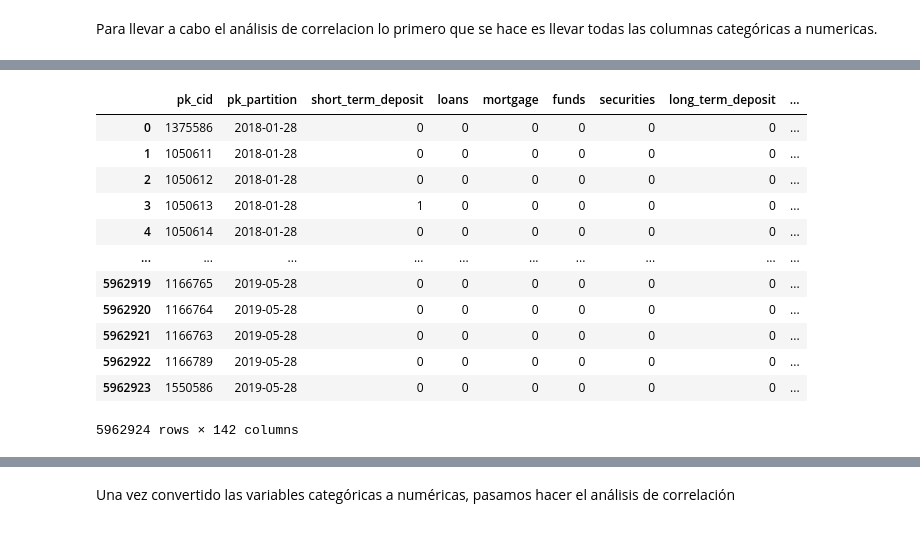
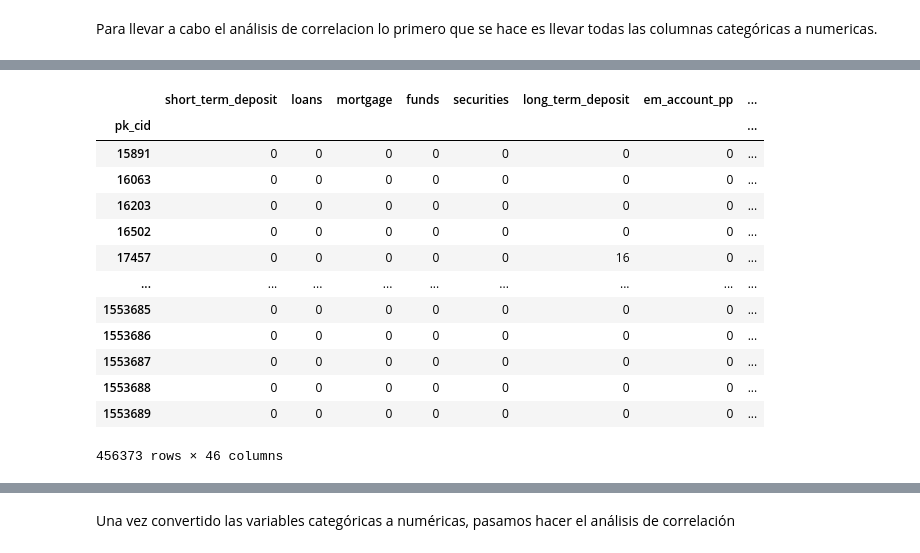
Before and after one commit to jascicz/easy_money_Project, a Jupyter notebook: Tarea_2_Segmentación/Segmentación.ipynb, the cells around one changed output, grey strips where cells are left out. Cells and saved outputs as stored; diff of their text form; code cells hidden in the pictures.

```diff
--- a/Tarea_2_Segmentación/Segmentación.ipynb
+++ b/Tarea_2_Segmentación/Segmentación.ipynb
@@ -144,0 +223,10 @@ Esta estrategia te permitirá aprovechar al máximo los datos disponibles, crean
+# %%
+df_full_clean["deceased"].value_counts()
+
+# eliminar la columna entry_date que tampoco aporta información
+df_full_clean.drop(columns=['entry_date'], inplace=True)
+
+df_full_clean['country_id'] = np.where( df_full_clean['country_id'] == 'ES', 1, 0)
+df_full_clean.groupby('pk_cid')['country_id'].last().value_counts()
+
+df_full_clean["em_account_pp"].value_counts()
@@ -144,0 +241,5 @@ Esta estrategia te permitirá aprovechar al máximo los datos disponibles, crean
+# %%
+clean_variable = [	"gender",	"age",	"salary",	"grupo_edad",	"entry_channel",	"active_customer",
+                  "segment",	"categoria_antiguedad"]
+df_clean_variables = df_full_clean.groupby('pk_cid')[clean_variable].last()
+df_clean_variables
@@ -144,0 +263,14 @@ Esta estrategia te permitirá aprovechar al máximo los datos disponibles, crean
+# %%
+# inicializamos el dataframe de clustering con el dataframe de productos_usos
+df_clustering = df_productos_usos.copy()
+
+# Uniendo el dataframe de df_clustering con el dataframe de cant_prod_contratados
+df_clustering = df_clustering.join(df_cant_prod_contratados)
+
+# Uniendo el dataframe de df_clustering con el dataframe de df_region_code_frecuency
+df_clustering = df_clustering.join(df_region_code_frecuency)
+
+# Uniendo el dataframe de df_clustering con el dataframe de df_clean_variables
+df_clustering = df_clustering.join(df_clean_variables)
+
+df_clustering
@@ -173,0 +294,6 @@ df_full_clean["entry_channel"] = df_full_clean["entry_channel"].astype("category
+# %%
+# verificando los tipos de datos y corigiendo los que sean necesarios
+df_clustering["region_code_encoded"] = df_clustering["region_code_encoded"].astype("float")
+df_clustering["grupo_edad"] = df_clustering["grupo_edad"].astype("category")
+df_clustering["entry_channel"] = df_clustering["entry_channel"].astype("category")
+df_clustering.dtypes
@@ -174,23 +318,24 @@ df_full_clean["entry_channel"] = df_full_clean["entry_channel"].astype("category
 # %%
 # Identificar las columnas categóricas
-columnas_categoricas = df_full_clean.dtypes.loc[df_full_clean.dtypes == "category"].index.tolist()
+columnas_categoricas = df_clustering.dtypes.loc[df_clustering.dtypes == "category"].index.tolist()
 
 # Aplicar one-hot encoding usando pandas.get_dummies
-df_numerico = pd.get_dummies(df_full_clean, columns=columnas_categoricas, drop_first=True, dtype=int)
+df_numerico = pd.get_dummies(df_clustering, columns=columnas_categoricas, drop_first=True, dtype=int)
 
 # Verificar el resultado
 df_numerico
 # %% [output]
-|  | pk_cid | pk_partition | short_term_deposit | loans | mortgage | funds | securities | long_term_deposit | ... |
-| 0 | 1375586 | 2018-01-28 | 0 | 0 | 0 | 0 | 0 | 0 | ... |
-| 1 | 1050611 | 2018-01-28 | 0 | 0 | 0 | 0 | 0 | 0 | ... |
-| 2 | 1050612 | 2018-01-28 | 0 | 0 | 0 | 0 | 0 | 0 | ... |
-| 3 | 1050613 | 2018-01-28 | 1 | 0 | 0 | 0 | 0 | 0 | ... |
-| 4 | 1050614 | 2018-01-28 | 0 | 0 | 0 | 0 | 0 | 0 | ... |
-| ... | ... | ... | ... | ... | ... | ... | ... | ... | ... |
-| 5962919 | 1166765 | 2019-05-28 | 0 | 0 | 0 | 0 | 0 | 0 | ... |
-| 5962920 | 1166764 | 2019-05-28 | 0 | 0 | 0 | 0 | 0 | 0 | ... |
-| 5962921 | 1166763 | 2019-05-28 | 0 | 0 | 0 | 0 | 0 | 0 | ... |
-| 5962922 | 1166789 | 2019-05-28 | 0 | 0 | 0 | 0 | 0 | 0 | ... |
-| 5962923 | 1550586 | 2019-05-28 | 0 | 0 | 0 | 0 | 0 | 0 | ... |
+|  | short_term_deposit | loans | mortgage | funds | securities | long_term_deposit | em_account_pp | ... |
+| pk_cid |  |  |  |  |  |  |  | ... |
+| 15891 | 0 | 0 | 0 | 0 | 0 | 0 | 0 | ... |
+| 16063 | 0 | 0 | 0 | 0 | 0 | 0 | 0 | ... |
+| 16203 | 0 | 0 | 0 | 0 | 0 | 0 | 0 | ... |
+| 16502 | 0 | 0 | 0 | 0 | 0 | 0 | 0 | ... |
+| 17457 | 0 | 0 | 0 | 0 | 0 | 16 | 0 | ... |
+| ... | ... | ... | ... | ... | ... | ... | ... | ... |
+| 1553685 | 0 | 0 | 0 | 0 | 0 | 0 | 0 | ... |
+| 1553686 | 0 | 0 | 0 | 0 | 0 | 0 | 0 | ... |
+| 1553687 | 0 | 0 | 0 | 0 | 0 | 0 | 0 | ... |
+| 1553688 | 0 | 0 | 0 | 0 | 0 | 0 | 0 | ... |
+| 1553689 | 0 | 0 | 0 | 0 | 0 | 0 | 0 | ... |
-5962924 rows × 142 columns
+456373 rows × 46 columns
```
Also changed, not shown: parts of 29 cells of this notebook.
